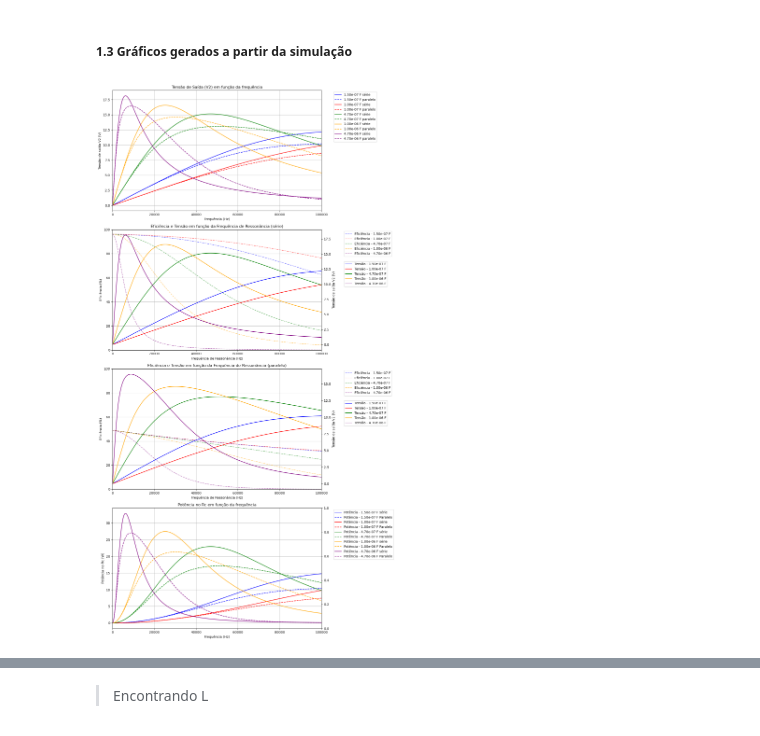
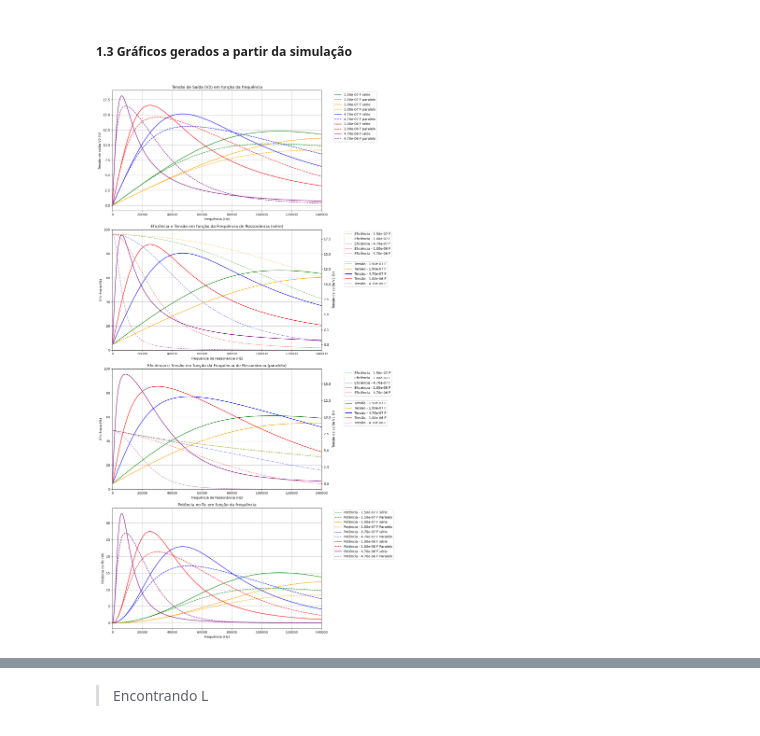
Before and after one commit to EnzoSilva14/projeto-eletromag, a Jupyter notebook: Versao_final.ipynb, the cells around one changed output, grey strips where cells are left out. Saved outputs shown, nothing was run; the diff lists cells and outputs as text; code cells hidden in the pictures.

```diff
--- a/Versao_final.ipynb
+++ b/Versao_final.ipynb
@@ -127,7 +127,7 @@ def CalcularTransformadorCapacitorSerie(ZR1, ZR2, Rc, ZC1, ZC2, ZL1, ZL2, ZM, Uf
 
 Para a simulaçao foram estimados valores razoáveis do ponto de vista físico, mas sem relaçao direta com os valores finais utilizados no projeto.
 # %%
-frequencias = np.linspace(1, 100e3, 1500) #lista com frequências de 1Hz a 100kHz
+frequencias = np.linspace(1, 140e3, 1500) #lista com frequências de 1Hz a 140kHz
 valores_c2 = [150e-9, 0.1e-6, 0.47e-6, 1e-6, 4.7e-6] #valores de capacitância para C2 disponíveis para utilização no projeto
 Uf = (2/pi)*12    # Tensão de entrada (V1)
 Rc = 5     # Resistência de carga (R_C)
@@ -138,12 +138,11 @@ Rdc = 0.2  # Resistência de cobre no primário e secundário
 # %%
 # Definição do estilo dos gráficos
 fig, (ax1, ax2, ax3, ax4) = plt.subplots(4, 1, figsize=(13, 24))
-cores = ['b', 'r', 'g', 'orange', 'purple', 'cyan', 'magenta', 'yellow', 'black', 'lime']
+cores = ['g', 'orange', 'b', 'r', 'purple', 'cyan', 'magenta', 'yellow', 'black', 'lime']
 linestyles = ['-', '--','-.']
 
 ax2_twin = ax2.twinx()
 ax3_twin = ax3.twinx()
-ax4_twin = ax4.twinx()
 
 # Loop para calcular e plotar os gráficos, considerando cada valor de C2
 for i, C in enumerate(valores_c2):
@@ -191,15 +190,13 @@ for i, C in enumerate(valores_c2):
     #plotando potencia
     ax4.plot(frequencias, P_res_serie, label=f'Potência - {C:.2e} F série', color=cores[i], linestyle=linestyles[0])
     ax4.plot(frequencias, P_res_paralelo, label=f'Potência - {C:.2e} F Paralelo', color=cores[i], linestyle=linestyles[1])
-    # ax4_twin.plot(frequencias, ef_serie, label=f'{C:.2e} F serie', color=cores[i], linestyle=linestyles[2], alpha=0.5)
-
 
 # Configurações do gráfico de tensões (ax1)
 ax1.set_title("Tensão de Saída (V2) em função da frequência")
 ax1.set_xlabel("Frequência (Hz)")
 ax1.set_ylabel("Tensão de saída V2 (V)")
 ax1.legend(loc="upper left", bbox_to_anchor=(1.05, 1))
-ax1.set_xlim(0, 100e3)  # Limite dos valores de frequêcia é até 100kHz
+ax1.set_xlim(0, 140e3)  # Limite dos valores de frequêcia é até 100kHz
 ax1.grid(True)
 
 # Configurações do gráfico de eficiência (ax2)
@@ -207,42 +204,38 @@ ax2.set_title("Eficiência e Tensão em função da Frequência de Ressonância
 ax2.set_xlabel("Frequência de Ressonância (Hz)")
 ax2.set_ylabel("Eficiência (%)")
 ax2.legend(loc="upper left", bbox_to_anchor=(1.1, 1))
-ax2.set_xlim(0, 100e3)
+ax2.set_xlim(0, 140e3)
 ax2.set_ylim(0, 100)
 ax2.grid(True)
 
 # Adicionar a legenda para o eixo secundário (twinx) do ax2
 ax2_twin.set_ylabel("Tensão de saída V2 (V)")
 ax2_twin.legend(loc="upper left", bbox_to_anchor=(1.1, 0.75))  # Legenda do twin
 
 # Configurações do gráfico de eficiência (ax3)
 ax3.set_title("Eficiência e Tensão em função da Frequência de Ressonância (paralelo)")
 ax3.set_xlabel("Frequência de Ressonância (Hz)")
 ax3.set_ylabel("Eficiência (%)")
 ax3.legend(loc="upper left", bbox_to_anchor=(1.1, 1))
-ax3.set_xlim(0, 100e3)
+ax3.set_xlim(0, 140e3)
 ax3.set_ylim(0, 100)
 ax3.grid(True)
 
 # Adicionar a legenda para o eixo secundário (twinx) do ax3
 ax3_twin.set_ylabel("Tensão de saída V2 (V)")
 ax3_twin.legend(loc="upper left", bbox_to_anchor=(1.1, 0.75))  # Legenda do twin
 
 ax4.set_title("Potência no Rc em função da frequência")
 ax4.set_xlabel("Frequência (Hz)")
 ax4.set_ylabel("Potência no Rc (W)")
 ax4.legend(loc="upper left", bbox_to_anchor=(1.05, 1))
-ax4.set_xlim(0, 100e3)
+ax4.set_xlim(0, 140e3)
 ax4.grid(True)
-
-
-# ax4_twin.set_ylabel("eficiencia (%)")
-# ax4_twin.legend(loc="upper left", bbox_to_anchor=(1.1, 0.75))  # Legenda do twin
 
 # Ajustar layout para não sobrepor elementos
 plt.tight_layout()
 
 # Exibir gráfico
 plt.show()
 # %% [output]
-[figure, old version]
+[figure, new version]
```
Also changed, not shown: parts of 5 cells of this notebook, 1 other file.
